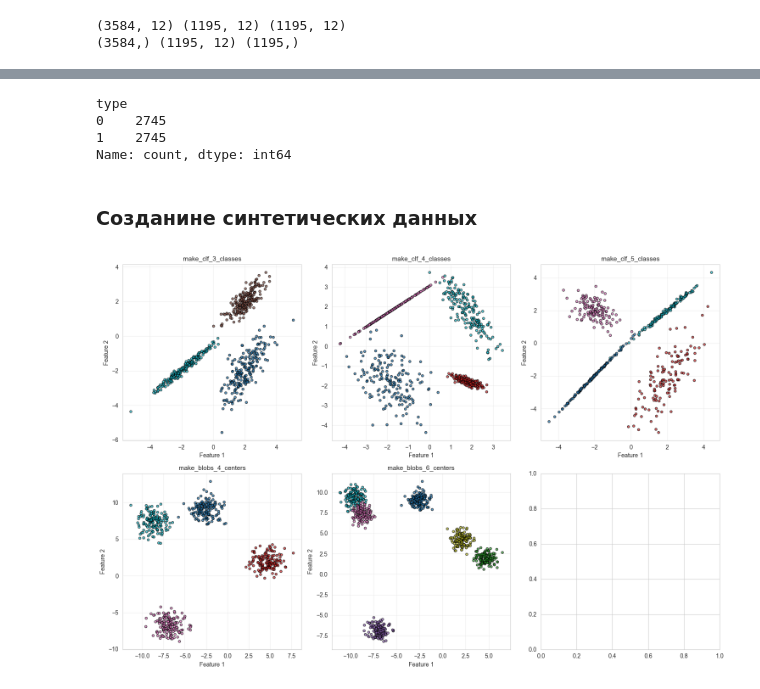
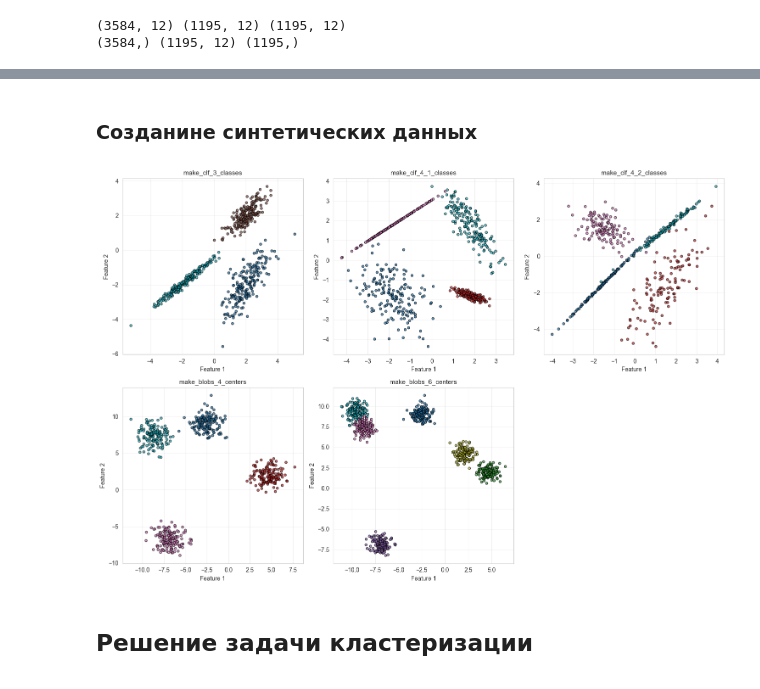
Before and after one commit to Baklanov-Daniil/master, a Jupyter notebook: mlbd/notebooks/lab5.ipynb, the cells around one changed output, grey strips where cells are left out. Cells and saved outputs as stored; diff of their text form; code cells hidden in the pictures.

```diff
--- a/mlbd/notebooks/lab5.ipynb
+++ b/mlbd/notebooks/lab5.ipynb
@@ -105,13 +107,3 @@ Name: count, dtype: int64
-# %%
-oversample = SMOTE()
-
-X_train_bal_wine, y_train_bal_wine = oversample.fit_resample(X_train_wine, y_train_wine)
-y_train_bal_wine.value_counts()
-# %% [output]
-type
-0    2745
-1    2745
-Name: count, dtype: int64
 # %% [markdown]
 ### Созданине синтетических данных
 # %%
@@ -127,7 +119,7 @@ clf_3, y_clf_3 = make_classification(
     random_state=RNG_SEED
 )
 
-clf_4, y_clf_4 = make_classification(
+clf_4_1, y_clf_4_1 = make_classification(
     n_samples=700,
     n_features=2,
     n_informative=2,
@@ -139,7 +131,7 @@ clf_4, y_clf_4 = make_classification(
     random_state=RNG_SEED+1
 )
 
-clf_5, y_clf_5 = make_classification(
+clf_4_2, y_clf_4_2 = make_classification(
     n_samples=500,
     n_features=2,
     n_informative=2,
@@ -147,14 +139,14 @@ clf_5, y_clf_5 = make_classification(
     n_clusters_per_class=1,
     n_classes=4,
     flip_y=0,
-    class_sep=2.0,
+    class_sep=1.5,
     random_state=RNG_SEED+2132
 )
 
 synth_clf = {
     'make_clf_3_classes': (clf_3, y_clf_3),
-    'make_clf_4_classes': (clf_4, y_clf_4),
-    'make_clf_5_classes': (clf_5, y_clf_5)
+    'make_clf_4_1_classes': (clf_4_1, y_clf_4_1),
+    'make_clf_4_2_classes': (clf_4_2, y_clf_4_2)
 }
 # %%
 blobs_4, y_blobs_4 = make_blobs(
@@ -182,15 +174,20 @@ synth_data = { **synth_clf, **synth_blobs}
 # %%
 fig, axes = plt.subplots(2, 3, figsize=(15, 10))
 axes = axes.flatten()
 
 for i, (name, (X, y)) in enumerate(synth_data.items()):
     axes[i].scatter(X[:, 0], X[:, 1], c=y, cmap='tab10', s=15, edgecolor='k', alpha=0.7)
     axes[i].set_title(name, fontsize=11)
     axes[i].set_xlabel('Feature 1')
     axes[i].set_ylabel('Feature 2')
     axes[i].grid(True, alpha=0.3)
 
+axes[5].axis('off')
+
+
 plt.tight_layout()
 plt.show()
 # %% [output]
-[figure, old version]
+[figure, new version]
+# %% [markdown]
+## Решение задачи кластеризации
```
Also changed, not shown: parts of 5 cells of this notebook, 1 other file.
